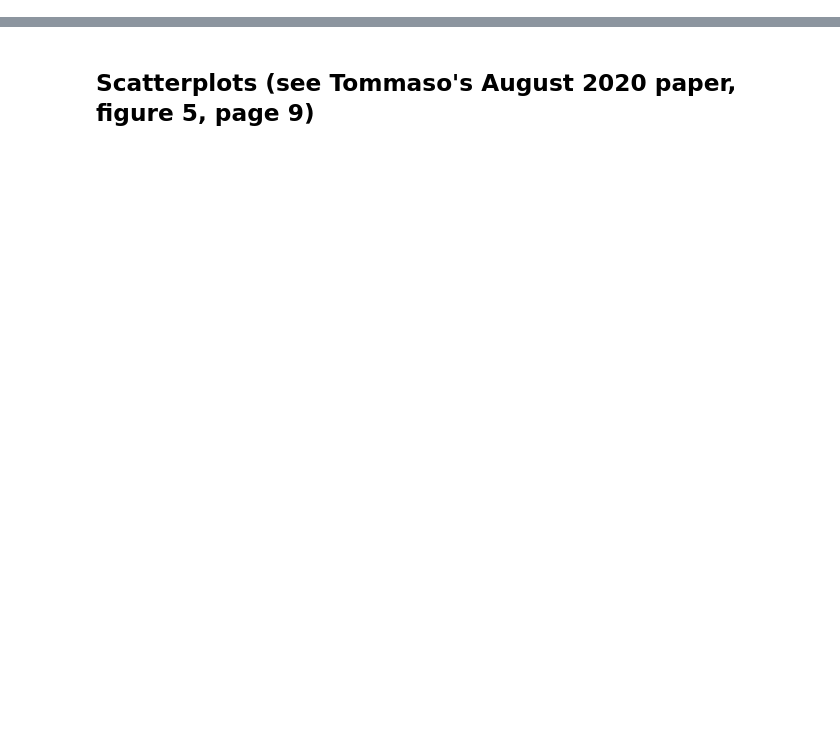
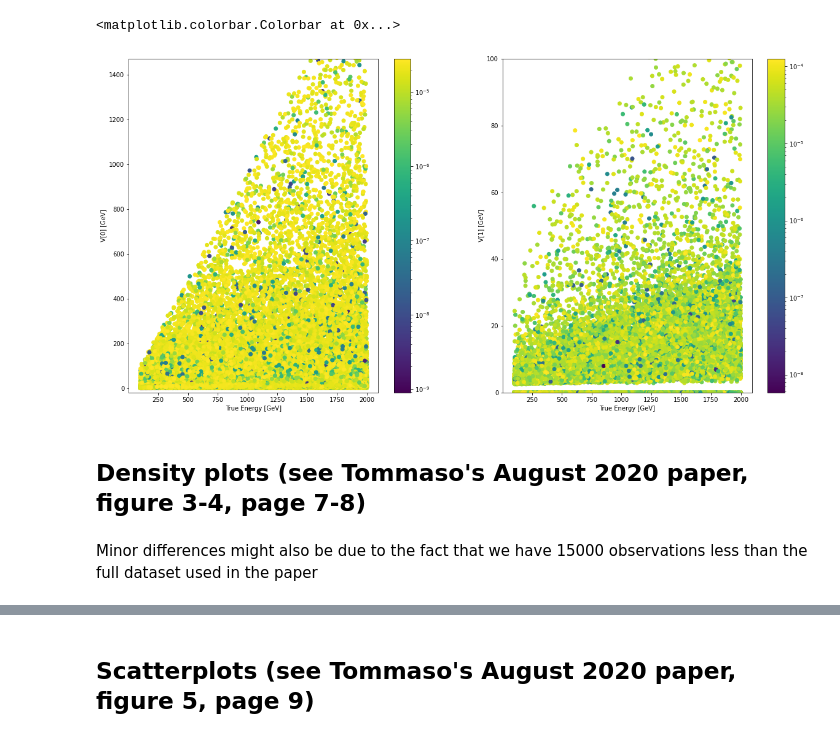
Before and after one commit to lucamasserano/muonEnergy-lfi, a Jupyter notebook: plotting/features.ipynb, the cells around one changed output, grey strips where cells are left out. Cells and saved outputs as stored; diff of their text form; code cells hidden in the pictures; blank space fills up the shorter version.

Commit message:
reproducing tommaso's paper. testing acore

```diff
--- a/plotting/features.ipynb
+++ b/plotting/features.ipynb
@@ -50,0 +66,3 @@ hl_features.muon_features(features=[hl_features.v0, hl_features.v1],
+# %%
+data = pd.read_csv('../data/MuEloss_correct.csv', sep=' ')
+data.head()
@@ -50,0 +123,6 @@ hl_features.muon_features(features=[hl_features.v0, hl_features.v1],
+# %%
+merged = pd.merge_asof(left=data.loc[:, ['v[0]', 'v[1]', 'true_energy', 'correct_true_energy']].sort_values(by='correct_true_energy').rename(columns={'true_energy': 'true_energy_data'}),
+                       right=v0_v1.loc[:, ['true_energy', 'v0', 'v1']].sort_values(by='true_energy').rename(columns={'true_energy': 'true_energy_v0v1'}),
+                       left_on='correct_true_energy',
+                       right_on='true_energy_v0v1', direction='nearest')
+merged
@@ -50,0 +143,3 @@ hl_features.muon_features(features=[hl_features.v0, hl_features.v1],
+# %%
+merged_final = v0_v1.merge(merged, left_on=['true_energy', 'v0', 'v1'], right_on=['true_energy_v0v1', 'v0', 'v1'], how='inner').drop(columns=['true_energy_v0v1'])
+merged_final
@@ -50,0 +160,17 @@ hl_features.muon_features(features=[hl_features.v0, hl_features.v1],
+# %%
+fig, ax = plt.subplots(nrows=1, ncols=2, figsize=(20,10))
+
+v0_plot = ax[0].scatter(x=merged_final.correct_true_energy, y=merged_final.loc[:, 'v[0]'], c=z0, norm=matplotlib.colors.LogNorm())
+ax[0].set(xlabel='True Energy [GeV]', ylabel = f'V[0] [GeV]', ylim=(-20, 1470))
+fig.colorbar(v0_plot, ax=ax[0])
+
+v1_plot = ax[1].scatter(x=merged_final.correct_true_energy, y=merged_final.loc[:, 'v[1]'], c=z1, norm=matplotlib.colors.LogNorm())
+ax[1].set(xlabel='True Energy [GeV]', ylabel = f'V[1] [GeV]', ylim=(0, 100))
+fig.colorbar(v1_plot, ax=ax[1])
+# %% [output]
+<matplotlib.colorbar.Colorbar at 0x...>
+[figure, added]
+# %% [markdown]
+## Density plots (see Tommaso's August 2020 paper, figure 3-4, page 7-8)
+# %% [markdown]
+Minor differences might also be due to the fact that we have 15000 observations less than the full dataset used in the paper
```
Also changed, not shown: parts of 48 cells of this notebook, 5 other files.
